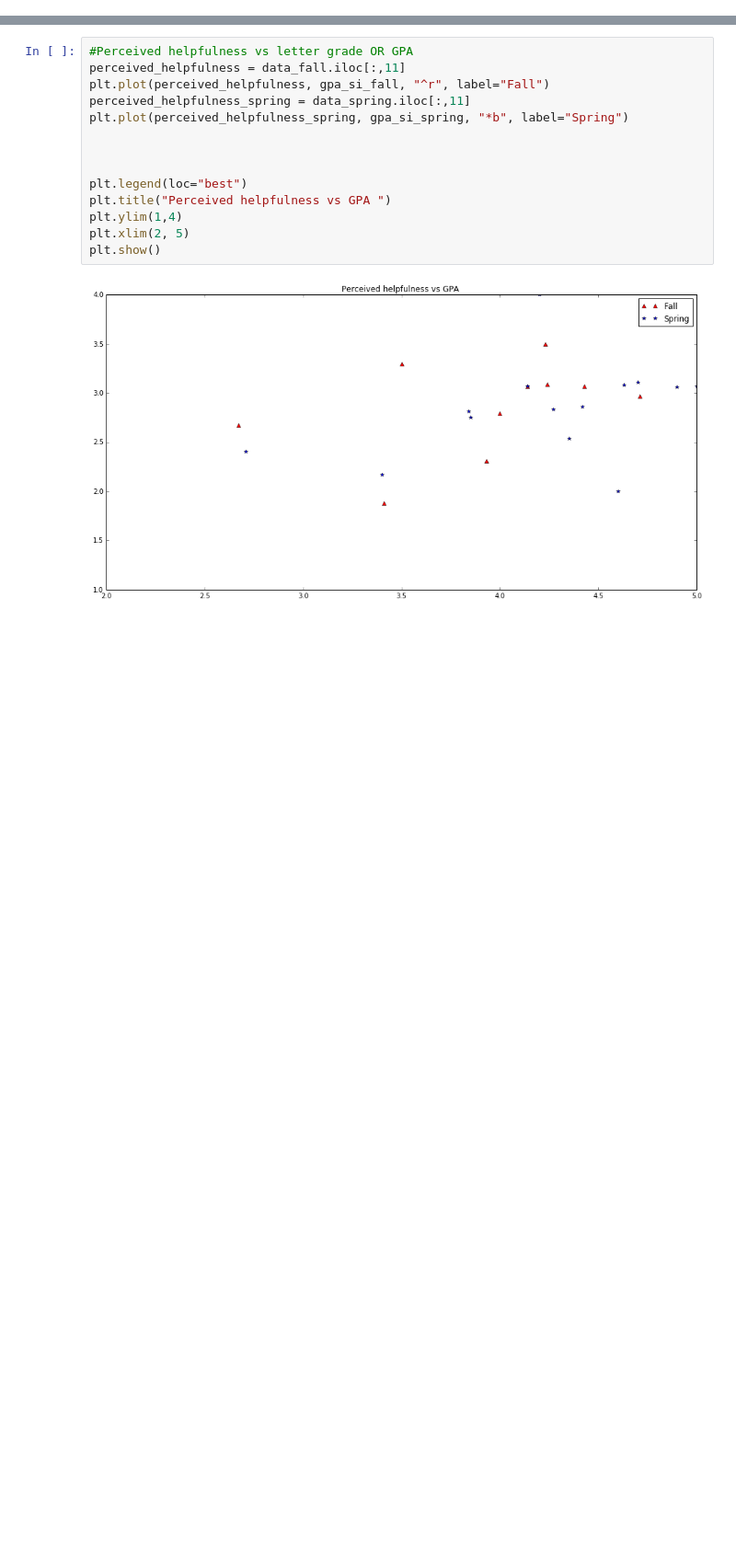
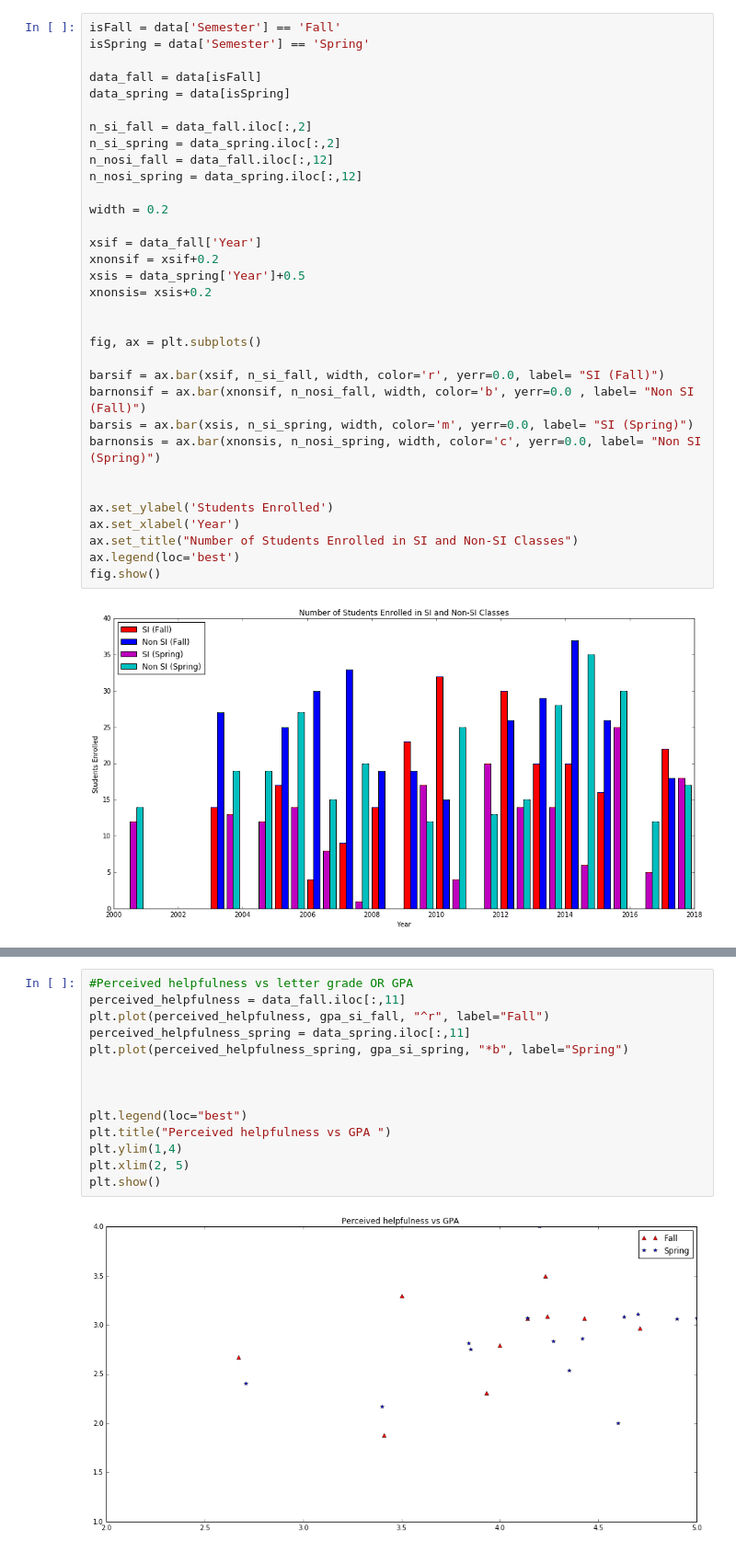
Before and after one commit to drimal/USAPhysics, a Jupyter notebook: USACollegePhysics.ipynb, the cells around one changed output, grey strips where cells are left out. Shown: that part at 92% size. Saved outputs shown, nothing was run; the diff lists cells and outputs as text; blank space fills up the shorter version.

```diff
--- a/USACollegePhysics.ipynb
+++ b/USACollegePhysics.ipynb
@@ -29 +29,36 @@ data.head(30)
+# %%
+isFall = data['Semester'] == 'Fall'
+isSpring = data['Semester'] == 'Spring'
+
+data_fall = data[isFall]
+data_spring = data[isSpring]
+
+n_si_fall = data_fall.iloc[:,2]
+n_si_spring = data_spring.iloc[:,2]
+n_nosi_fall = data_fall.iloc[:,12]
+n_nosi_spring = data_spring.iloc[:,12]
+
+width = 0.2
+
+xsif = data_fall['Year']
+xnonsif = xsif+0.2
+xsis = data_spring['Year']+0.5
+xnonsis= xsis+0.2
+
+
+fig, ax = plt.subplots()
+
+barsif = ax.bar(xsif, n_si_fall, width, color='r', yerr=0.0, label= "SI (Fall)")
+barnonsif = ax.bar(xnonsif, n_nosi_fall, width, color='b', yerr=0.0 , label= "Non SI (Fall)")
+barsis = ax.bar(xsis, n_si_spring, width, color='m', yerr=0.0, label= "SI (Spring)")
+barnonsis = ax.bar(xnonsis, n_nosi_spring, width, color='c', yerr=0.0, label= "Non SI (Spring)")
+
+
+ax.set_ylabel('Students Enrolled')
+ax.set_xlabel('Year')
+ax.set_title("Number of Students Enrolled in SI and Non-SI Classes")
+ax.legend(loc='best')
+fig.show()
+# %% [output]
+[figure, added]
 # %%
```
Also changed, not shown: parts of 22 cells of this notebook.
